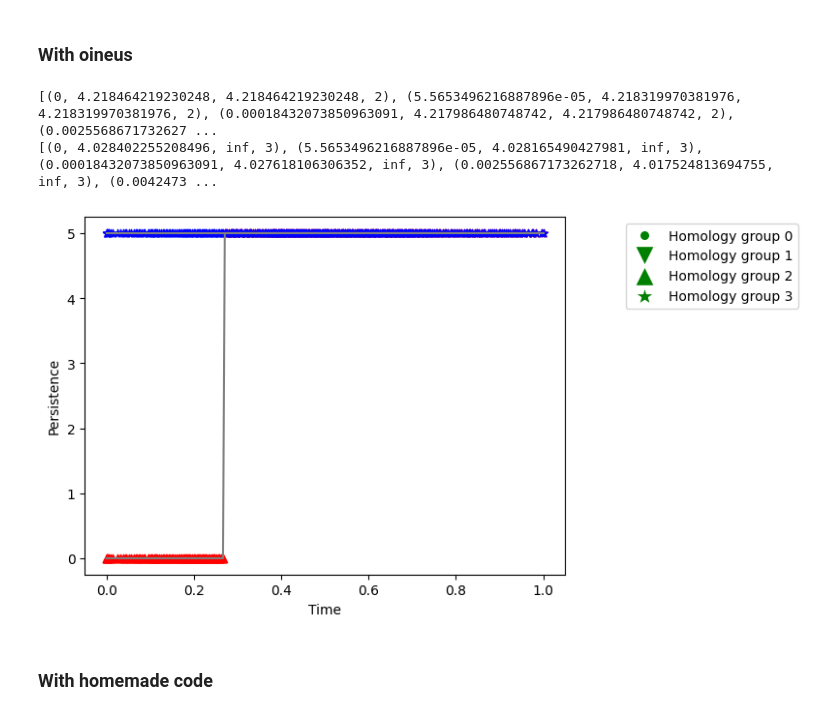
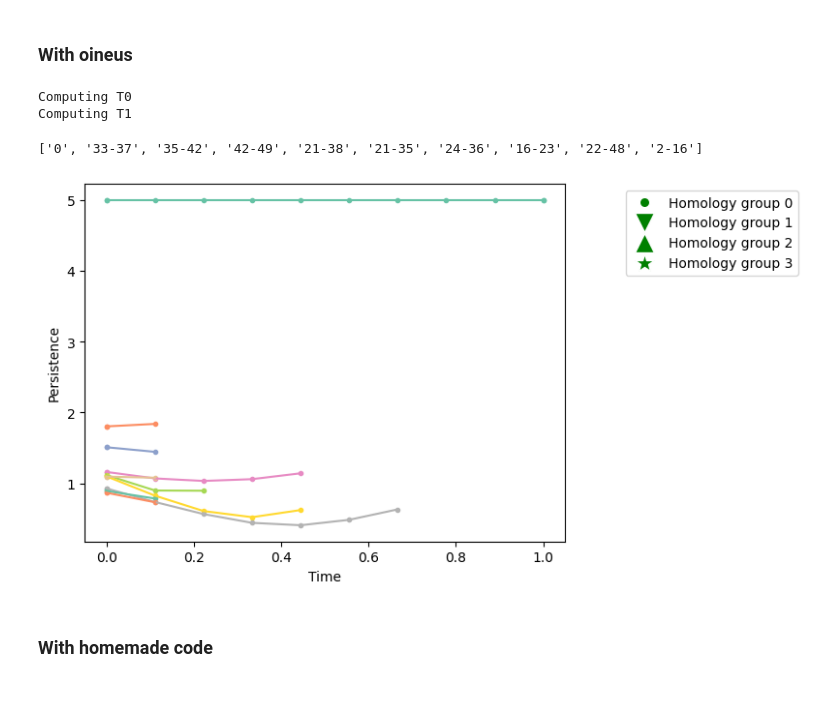
Before and after one commit to KrishnaswamyLab/PECAN, a Jupyter notebook: notebooks/1.0-edb-vineyards.ipynb, the cells around one changed output. Saved outputs shown, nothing was run; the diff lists cells and outputs as text; code cells hidden in the pictures.

Commit message:
sped up vineyards

```diff
--- a/notebooks/1.0-edb-vineyards.ipynb
+++ b/notebooks/1.0-edb-vineyards.ipynb
@@ -190,13 +215,14 @@ dist = squareform(pdist(points))
 import numpy as np
 import oineus as oin
 
-fil = oin.get_vr_filtration(points, max_dim=3, max_radius=5, n_threads = 1)
+fil = oin.get_vr_filtration(points, max_dim=2, max_radius=5, n_threads = 1)
 
 dualize = False
-dcmp = oin.Decomposition(fil, dualize )
+dcmp = oin.Decomposition(fil, dualize)
 
 rp = oin.ReductionParams()
-rp.compute_u = rp.compute_v = True
+rp.compute_u = False
+rp.compute_v = True
 rp.n_threads = 1
 # perform reduction
 dcmp.reduce(rp)
@@ -307,11 +327,11 @@ def permute(R,i,j):
 ### Example
 # %%
 #distance matrix at time 0
-points = np.random.randn(20,3)
+points = np.random.randn(50,3)
 dist = squareform(pdist(points))
 
 #distance matrix at time 1
-points1 = np.random.randn(20,3)
+points1 = np.random.randn(50,3)
 dist1 = squareform(pdist(points1))
 # %% [markdown]
 ### With oineus
@@ -358 +366,29 @@ x_cross = x_cross[::100000]
+# %%
+print("Computing T0")
+fil, sorted_values, simplex_vertices_dict0 = get_oineus_pairs(points)
+
+#sorted_values1 = [filtration(simplex.vertices,dist1) for simplex in fil.simplices()]
+
+print("Computing T1")
+fil1, _,  simplex_vertices_dict1 = get_oineus_pairs(points1)
+
+dict_list = [simplex_vertices_dict0]
+times_list = [0]
+
+vertices_uniques = set(simplex_vertices_dict0.keys())
+
+x_cross = np.linspace(0,1,10)
+for x_ in tqdm.tqdm(x_cross):
+    points_ = points * (1-x_) + points1 * x_
+    _, _,  simplex_vertices_dict_ = get_oineus_pairs(points_)
+    dict_list.append(simplex_vertices_dict_)
+    times_list.append(x_)
+    vertices_uniques = vertices_uniques.union(set(simplex_vertices_dict_.keys()))
+
+dict_list.append(simplex_vertices_dict1)
+vertices_uniques = vertices_uniques.union(set(simplex_vertices_dict1.keys()))
+times_list.append(1)
+# %% [output]
+Computing T0
+Computing T1
 # %%
@@ -377,8 +413,23 @@ base_dict = {k:[] for k in vertices_uniques}
 for k in base_dict.keys():
     for t_, dict_ in enumerate(dict_list):
         base_dict[k].append((times_list[t_],) + dict_.get(k,(None,)))
+# %%
+### Getting the simplices with highest persistence at time 0
+
+persistence_t0_dim0 = { k: v[1]-v[0] for k,v in simplex_vertices_dict0.items() if v[2] == 0 }
+persistence_t0_dim1 = { k: v[1]-v[0] for k,v in simplex_vertices_dict0.items() if v[2] == 1 }
+
+## SHow the 10 first simplices with highest persistence
+sorted_dim0 = sorted(persistence_t0_dim0.items(), key=lambda item: item[1], reverse=True)
+sorted_dim1 = sorted(persistence_t0_dim1.items(), key=lambda item: item[1], reverse=True)
+best_names_dim0 = [x[0] for x in sorted_dim0[:10]]
+best_names_dim1 = [x[0] for x in sorted_dim1[:10]]
+
+print(best_names_dim0)
+# %% [output]
+['0', '33-37', '35-42', '42-49', '21-38', '21-35', '24-36', '16-23', '22-48', '2-16']
 # %%
-def plot_vineyards(simplex_id, base_dict, marker_dict, color_dict, legend_elements, max_value = 5):
+def plot_vineyards(simplex_id, base_dict, marker_dict, color_dict, legend_elements, max_value = 5, dim_p = 0):
     ### Max value if the value plotted if the persistence is infinite
 
     if not isinstance(simplex_id,list):
@@ -388,9 +439,11 @@ def plot_vineyards(simplex_id, base_dict, marker_dict, color_dict, legend_elemen
 
     for i_s, s_id in enumerate(simplex_id):
 
-        simplex_name = list(base_dict.keys())[s_id]
+        if type(s_id) == int:
+            simplex_name = list(base_dict.keys())[s_id]
+        else:
+            simplex_name = s_id
         simplex = base_dict[simplex_name]
-        print(simplex)
         x = []
         y = []
         dim = []
@@ -402,6 +455,9 @@ def plot_vineyards(simplex_id, base_dict, marker_dict, color_dict, legend_elemen
 
             if simplex[step][1] is None:
                 continue
+            dim_ = simplex[step][3]
+            if dim_ != dim_p:
+                continue
             t.append(simplex[step][0])
             x.append(simplex[step][1])
             y.append(simplex[step][2])
@@ -411,26 +467,24 @@ def plot_vineyards(simplex_id, base_dict, marker_dict, color_dict, legend_elemen
             c.append(len(simplex_name.split('-')))
             dim.append(simplex[step][3])
             ax.scatter(t[-1], p[-1], c= color_dict[i_s], marker = marker_dict[dim[-1]])
-        ax.plot(t,p, c = "grey")
+        ax.plot(t,p, c = color_dict[i_s])
     ax.set_xlabel("Time")
     ax.set_ylabel("Persistence")
     ax.legend(handles=legend_elements, loc='upper right',bbox_to_anchor=(1.5, 1.))
 # %%
 marker_dict = {0:".", 1:"v", 2:"^", 3:"*"}
-color_dict = {0:"red", 1:"blue", 2:"green", 3:"orange"}
+color_dict = sns.color_palette("Set2", 10)
 
 from matplotlib.patches import Patch
 from matplotlib.lines import Line2D
 
 legend_elements =  [Line2D([0], [0], marker=c, color="w", label=f'Homology group {l}',
                           markerfacecolor='g', markersize=15) for l,c in marker_dict.items()]
 
 
-plot_vineyards([7,8],base_dict, marker_dict = marker_dict, color_dict=color_dict, legend_elements = legend_elements)
+plot_vineyards(best_names_dim0,base_dict, marker_dict = marker_dict, color_dict=color_dict, legend_elements = legend_elements, dim_p = 0)
 # %% [output]
-[(0, 4.218464219230248, 4.218464219230248, 2), (5.5653496216887896e-05, 4.218319970381976, 4.218319970381976, 2), (0.00018432073850963091, 4.217986480748742, 4.217986480748742, 2), (0.0025568671732627 ...
-[(0, 4.028402255208496, inf, 3), (5.5653496216887896e-05, 4.028165490427981, inf, 3), (0.00018432073850963091, 4.027618106306352, inf, 3), (0.002556867173262718, 4.017524813694755, inf, 3), (0.0042473 ...
-[figure, old version]
+[figure, new version]
 # %% [markdown]
 ### With homemade code
 # %%
```
Also changed, not shown: parts of 22 cells of this notebook, 2 other files.
